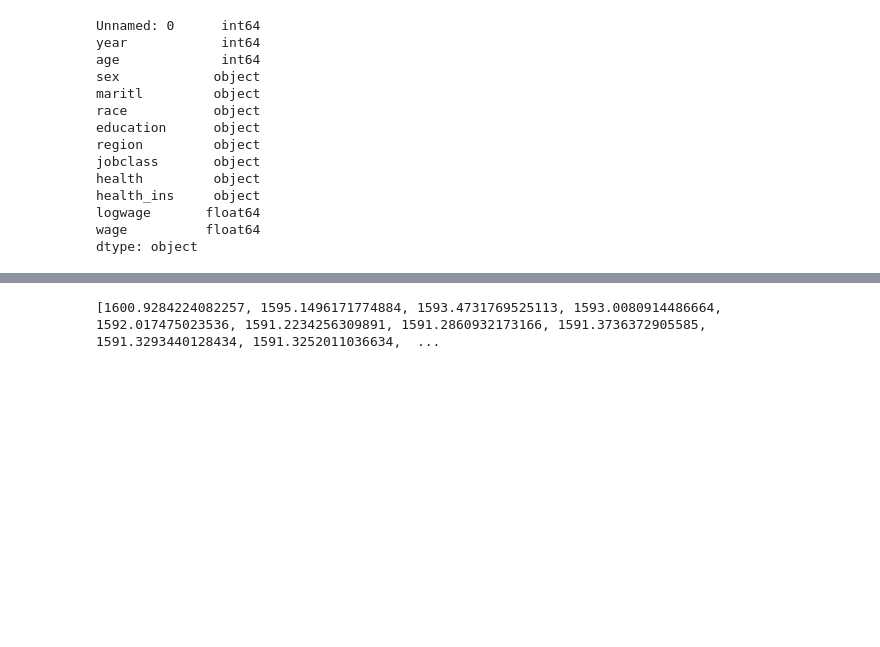
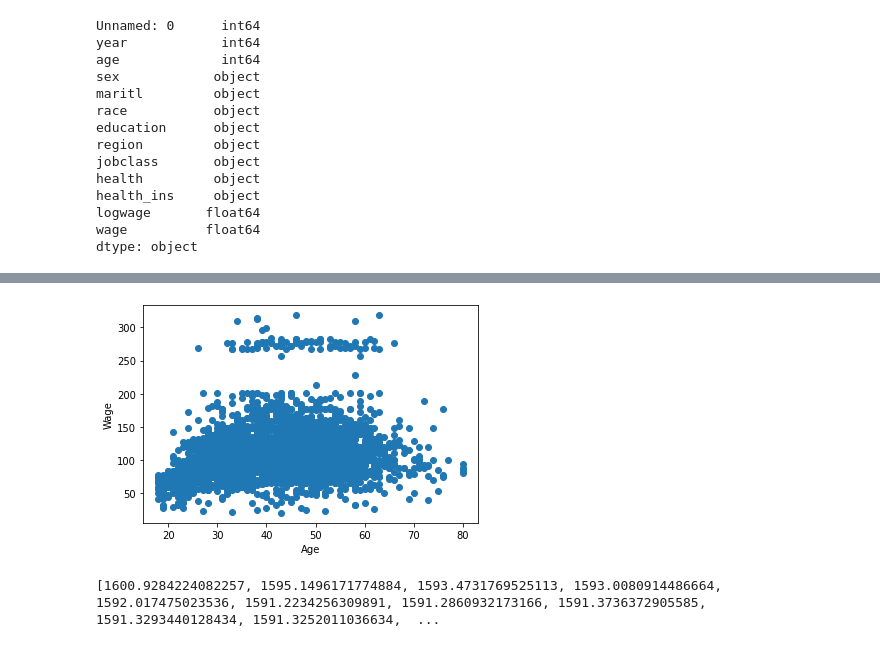
Before and after one commit to ahmedopolis/YCBS-255-Statistical-Machine-Learning, a Jupyter notebook: Assignments/Assignment 3/assignment03_mcgill_ahmedibrahim.ipynb, the cells around one changed output, grey strips where cells are left out. Cells and saved outputs as stored; diff of their text form; code cells hidden in the pictures; blank space fills up the shorter version.

```diff
--- a/Assignments/Assignment 3/assignment03_mcgill_ahmedibrahim.ipynb
+++ b/Assignments/Assignment 3/assignment03_mcgill_ahmedibrahim.ipynb
@@ -236,3 +242,11 @@ wage_data.head()
+# %%
+# Querstion B1: Plot data.
+plt.scatter(data_x, data_y)
+plt.xlabel('Age')
+plt.ylabel('Wage')
+plt.show()
+# %% [output]
+[figure, added]
 # %%
 # Question B1: Perform polynomial regression using 5-fold cross validation to find optimal degree.
 from sklearn.preprocessing import PolynomialFeatures
```
Also changed, not shown: parts of 32 cells of this notebook.
